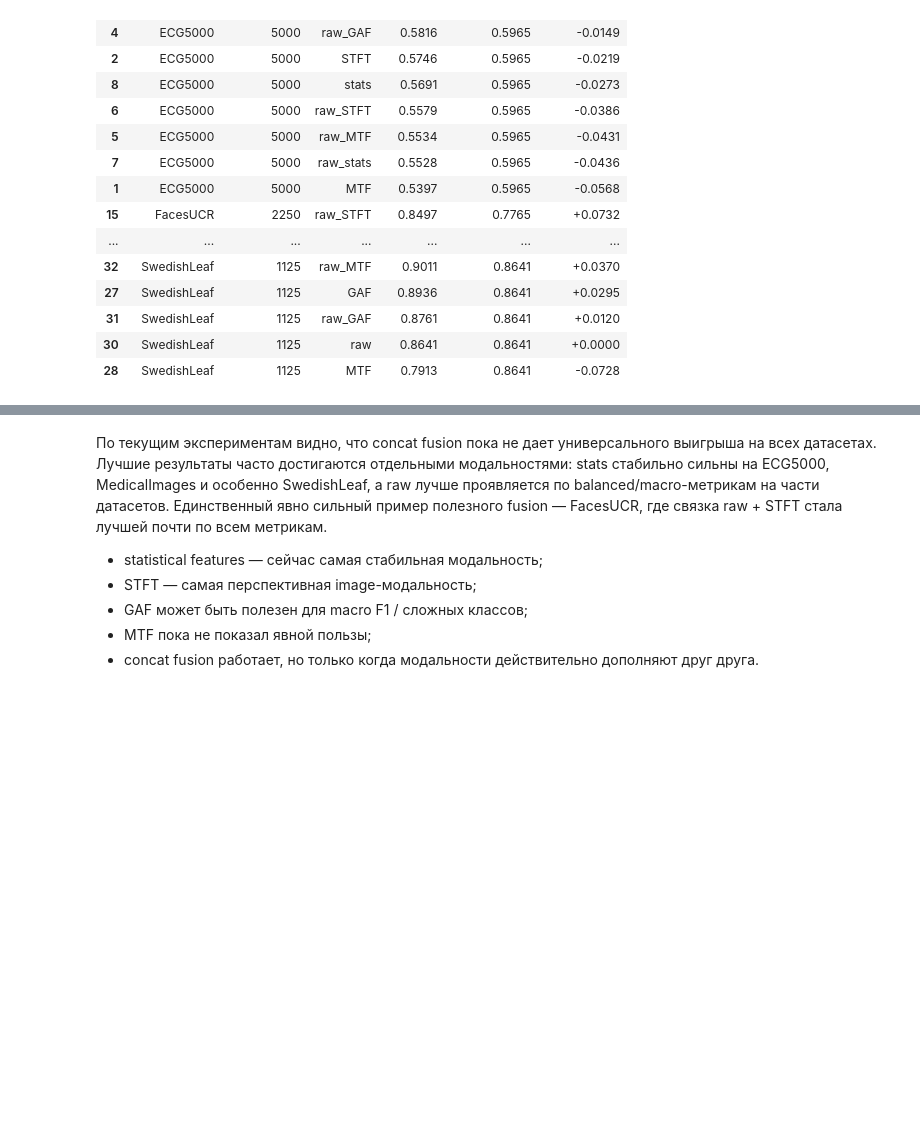
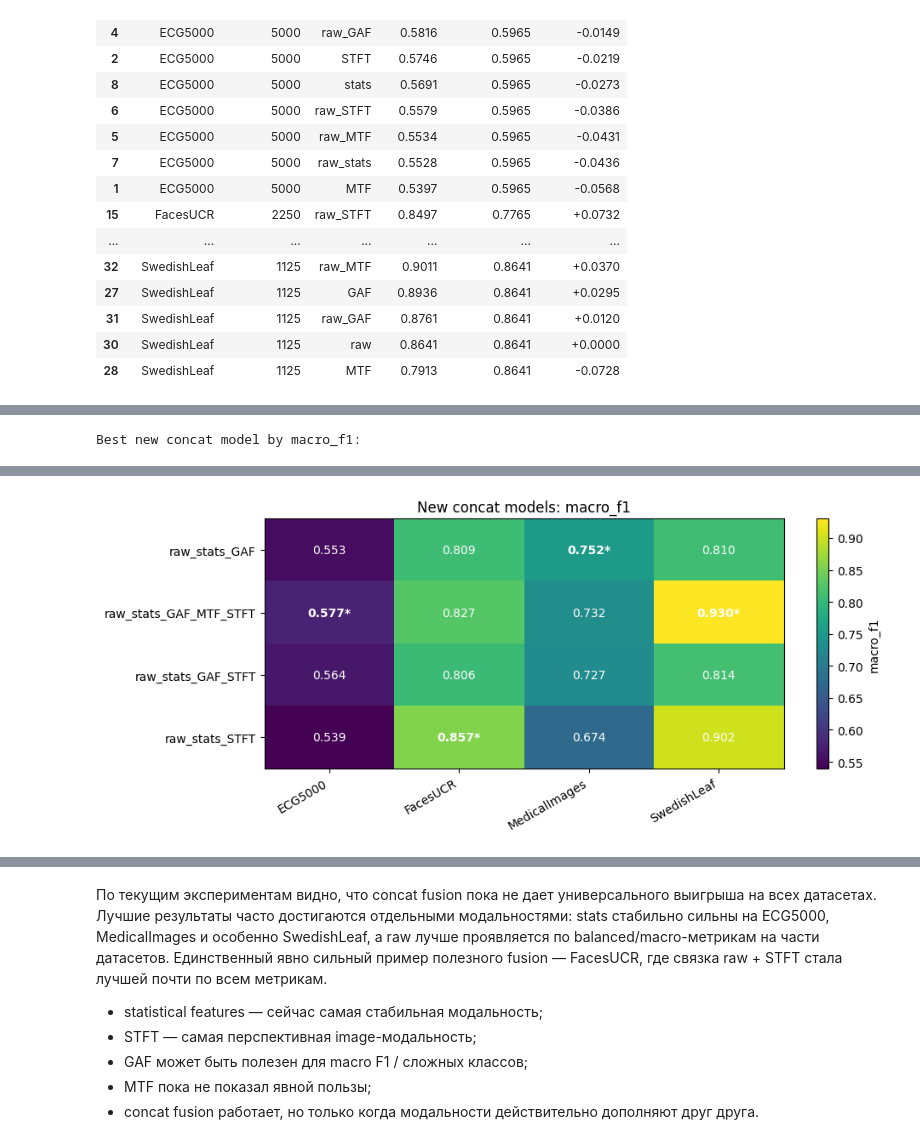
Before and after one commit to Romankkl03/FUTURE, a Jupyter notebook: experiments/analyse_results.ipynb, the cells around one changed output, grey strips where cells are left out. Cells and saved outputs as stored; diff of their text form; code cells hidden in the pictures; blank space fills up the shorter version.

Commit message:
exp(models): added full concat model

```diff
--- a/experiments/analyse_results.ipynb
+++ b/experiments/analyse_results.ipynb
@@ -282,0 +294,14 @@ Delta in macro_f1 versus raw baseline
+# %%
+REPRESENTATION_RESULTS_DIR = PROJECT_ROOT / "results" / "representation_concat_results"
+REPRESENTATION_SUMMARY_PATH = REPRESENTATION_RESULTS_DIR / "summary.csv"
+MTF_COMPARISON_PATH = REPRESENTATION_RESULTS_DIR / "mtf_comparison.csv"
+
+if REPRESENTATION_SUMMARY_PATH.exists():
+    representation_summary = pd.read_csv(REPRESENTATION_SUMMARY_PATH)
+    representation_summary["dataset_size"] = representation_summary["total_size"].astype(int)
+    representation_summary = representation_summary.sort_values(["dataset_name", "method"]).reset_index(drop=True)
+    print(f"Loaded {len(representation_summary)} rows from {REPRESENTATION_SUMMARY_PATH}")
+    display(representation_summary)
+else:
+    representation_summary = pd.DataFrame()
+    print(f"No representation concat summary found: {REPRESENTATION_SUMMARY_PATH}")
@@ -282,0 +327,62 @@ Delta in macro_f1 versus raw baseline
+# %%
+if not representation_summary.empty:
+    rep_primary_metric = "macro_f1"
+    rep_best = (
+        representation_summary
+        .loc[representation_summary.groupby("dataset_name")[rep_primary_metric].idxmax()]
+        .sort_values("dataset_name")
+    )
+
+    print(f"Best new concat model by {rep_primary_metric}:")
+    display(
+        rep_best[
+            [
+                "dataset_name",
+                "dataset_size",
+                "method",
+                "loss",
+                "accuracy",
+                "balanced_accuracy",
+                "macro_f1",
+                "weighted_f1",
+            ]
+        ].style.format(
+            {
+                "loss": "{:.4f}",
+                "accuracy": "{:.4f}",
+                "balanced_accuracy": "{:.4f}",
+                "macro_f1": "{:.4f}",
+                "weighted_f1": "{:.4f}",
+            }
+        )
+    )
+
+    rep_pivot = representation_summary.pivot(index="method", columns="dataset_name", values=rep_primary_metric)
+    fig, ax = plt.subplots(figsize=(1.2 * rep_pivot.shape[1] + 5, 0.55 * rep_pivot.shape[0] + 2))
+    im = ax.imshow(rep_pivot, aspect="auto", cmap="viridis")
+    ax.set_xticks(np.arange(rep_pivot.shape[1]), labels=rep_pivot.columns, rotation=30, ha="right")
+    ax.set_yticks(np.arange(rep_pivot.shape[0]), labels=rep_pivot.index)
+    ax.set_title(f"New concat models: {rep_primary_metric}")
+
+    best_idx = rep_pivot.idxmax(axis=0)
+    for i, method in enumerate(rep_pivot.index):
+        for j, dataset_name in enumerate(rep_pivot.columns):
+            value = rep_pivot.loc[method, dataset_name]
+            is_best = method == best_idx[dataset_name]
+            ax.text(
+                j,
+                i,
+                f"{value:.3f}" + ("*" if is_best else ""),
+                ha="center",
+                va="center",
+                color="white",
+                fontweight="bold" if is_best else "normal",
+            )
+
+    fig.colorbar(im, ax=ax, label=rep_primary_metric)
+    plt.tight_layout()
+    plt.show()
+else:
+    print("Run experiments/representation_concat_evaluating.py first to build this section.")
+# %% [output]
+Best new concat model by macro_f1:
@@ -282,0 +394 @@ Delta in macro_f1 versus raw baseline
+[figure, added]
```
Also changed, not shown: parts of 7 cells of this notebook, 27 other files.
